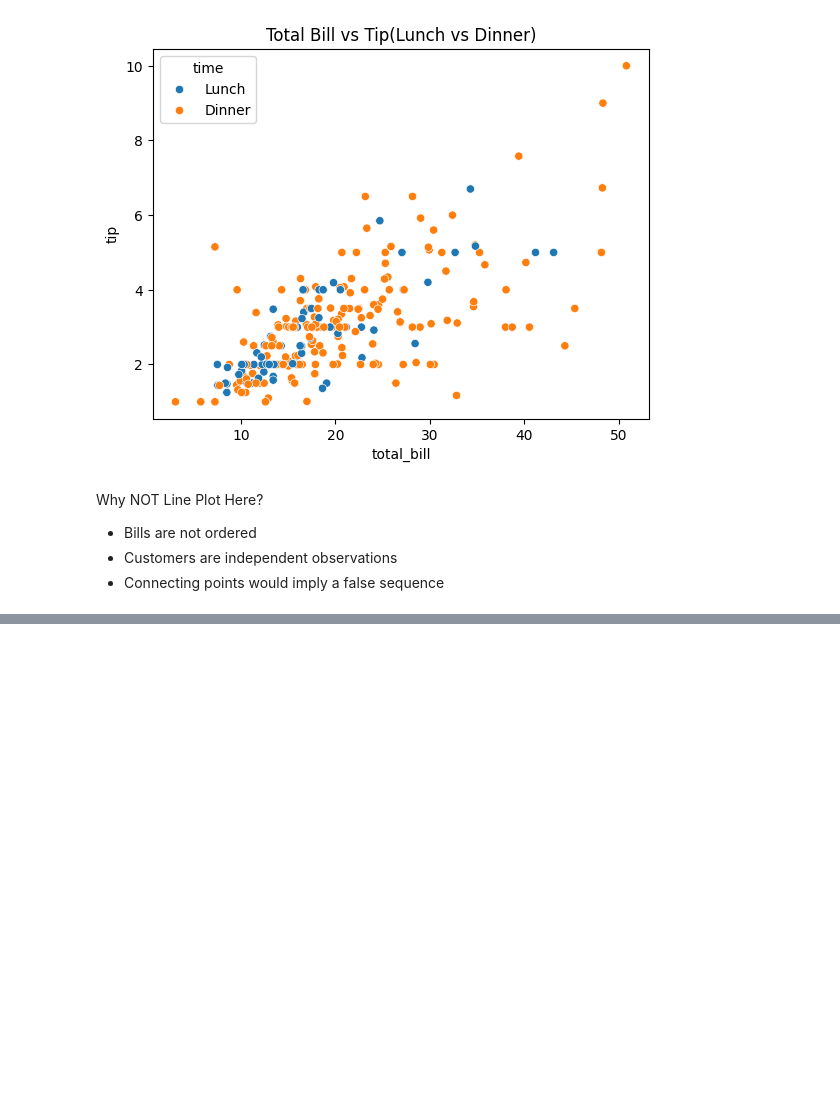
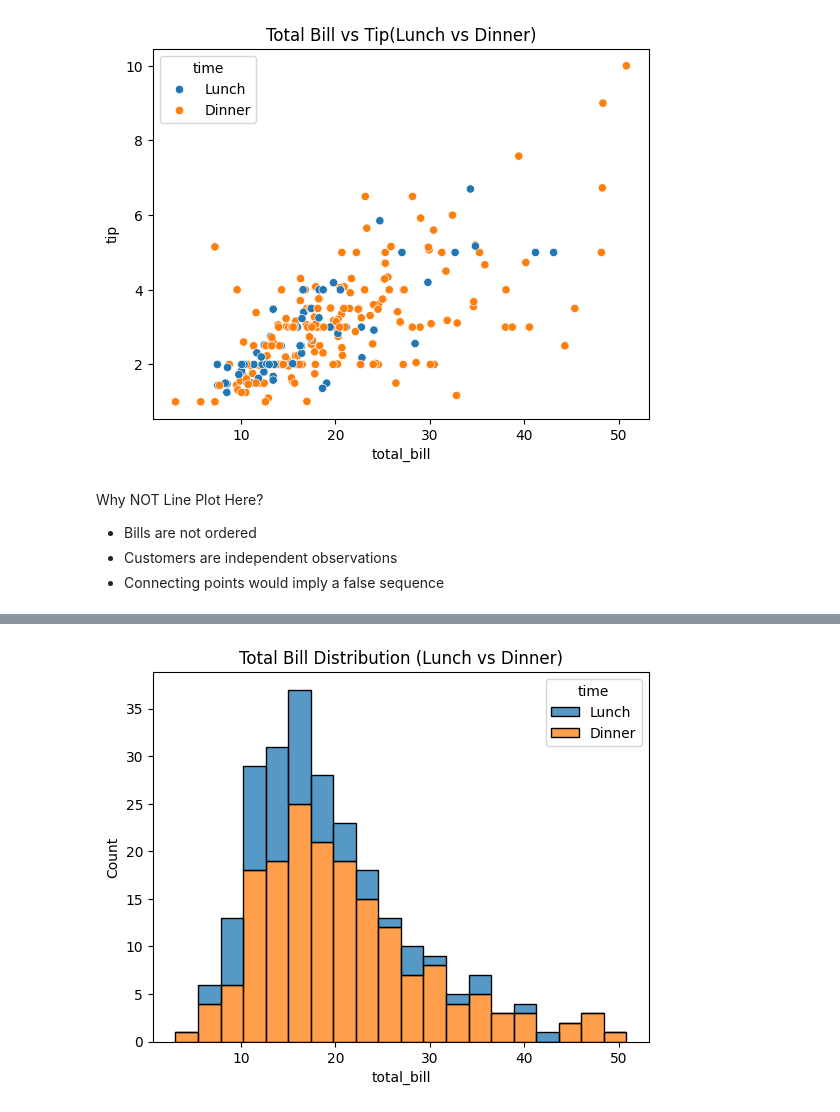
Before and after one commit to AromalDileep/traditional_ml, a Jupyter notebook: notebooks/04_visualization_eda.ipynb, the cells around one changed output, grey strips where cells are left out. Saved outputs shown, nothing was run; the diff lists cells and outputs as text; code cells hidden in the pictures; blank space fills up the shorter version.

```diff
--- a/notebooks/04_visualization_eda.ipynb
+++ b/notebooks/04_visualization_eda.ipynb
@@ -131,0 +184,16 @@ Why NOT Line Plot Here?
+# %%
+sns.histplot(
+    data=df,
+    x="total_bill",
+    hue="time",
+    bins=20,
+    multiple="stack"
+)
+
+plt.title("Total Bill Distribution (Lunch vs Dinner)")
+plt.show()
+# Compare Distributions (Histogram by Category)
+# Now you are comparing disUse stack when you want both total distribution and category contribution in one view.tributions, not trends or relationships.
+# Use stack when you want both total distribution and category contribution in one view.
+# %% [output]
+[figure, added]
```
Also changed, not shown: parts of 45 cells of this notebook, 1 other file.
